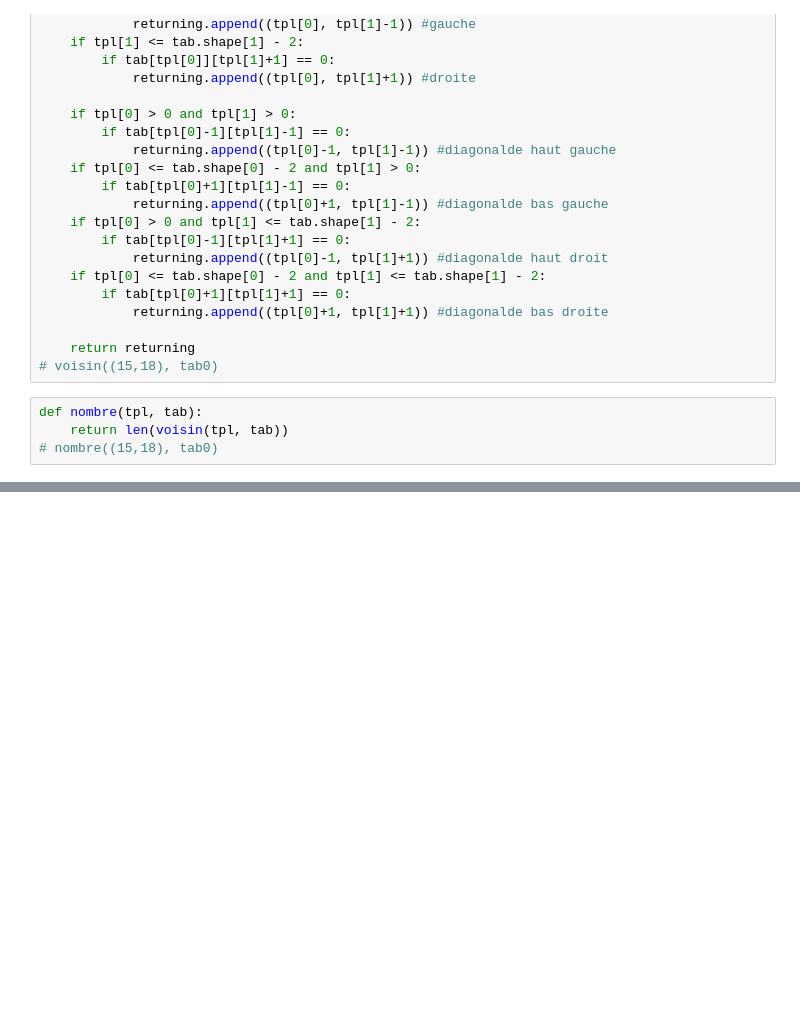
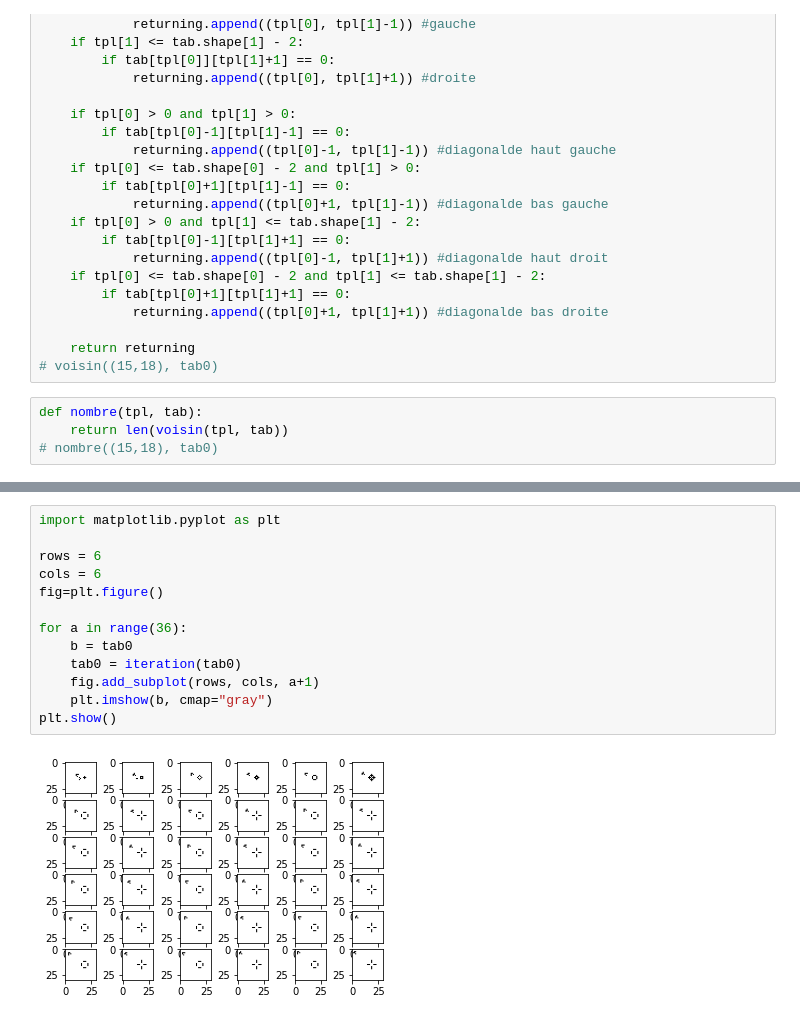
Before and after one commit to RMurier/jeu-de-la-vie, a Jupyter notebook: Index.ipynb, the cells around one changed output, grey strips where cells are left out. Cells and saved outputs as stored; diff of their text form; blank space fills up the shorter version.

```diff
--- a/Index.ipynb
+++ b/Index.ipynb
@@ -121,0 +91,15 @@ io.imshow(iteration(tab0),cmap='gray')
+# %%
+import matplotlib.pyplot as plt
+
+rows = 6
+cols = 6
+fig=plt.figure()
+
+for a in range(36):
+    b = tab0
+    tab0 = iteration(tab0)
+    fig.add_subplot(rows, cols, a+1)
+    plt.imshow(b, cmap="gray")
+plt.show()
+# %% [output]
+[figure, added]
```
Also changed, not shown: parts of 6 cells of this notebook.
